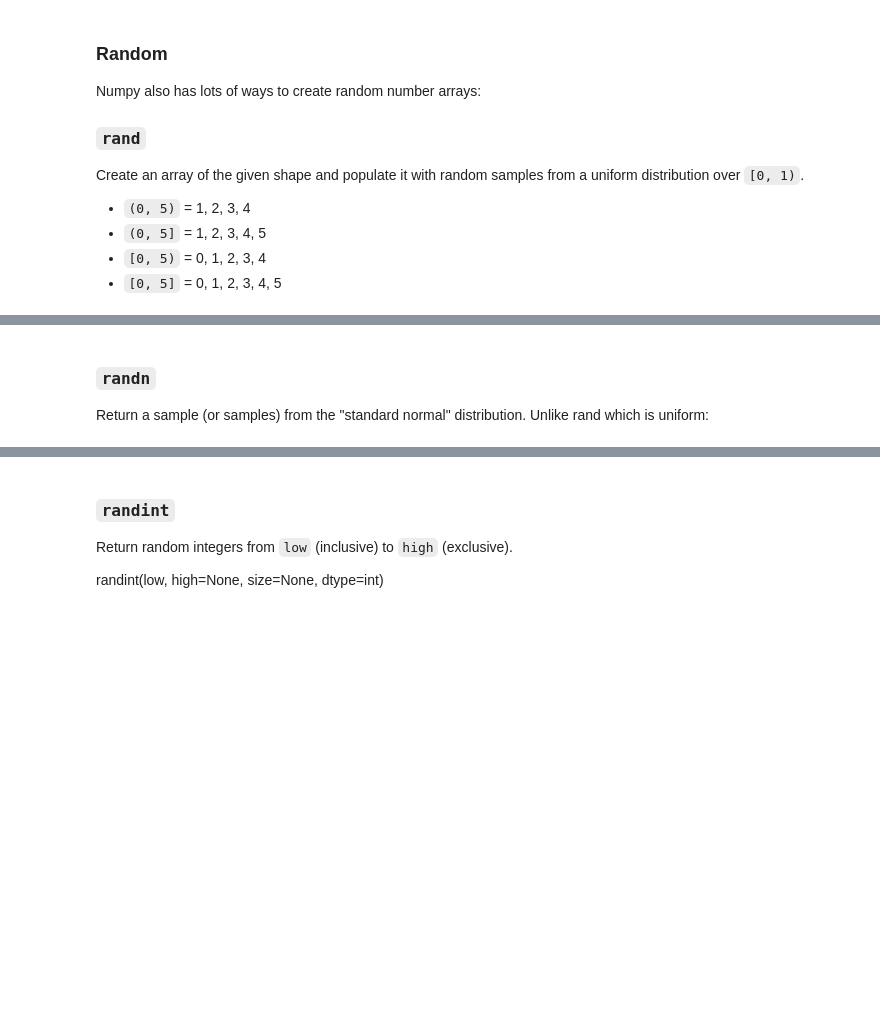
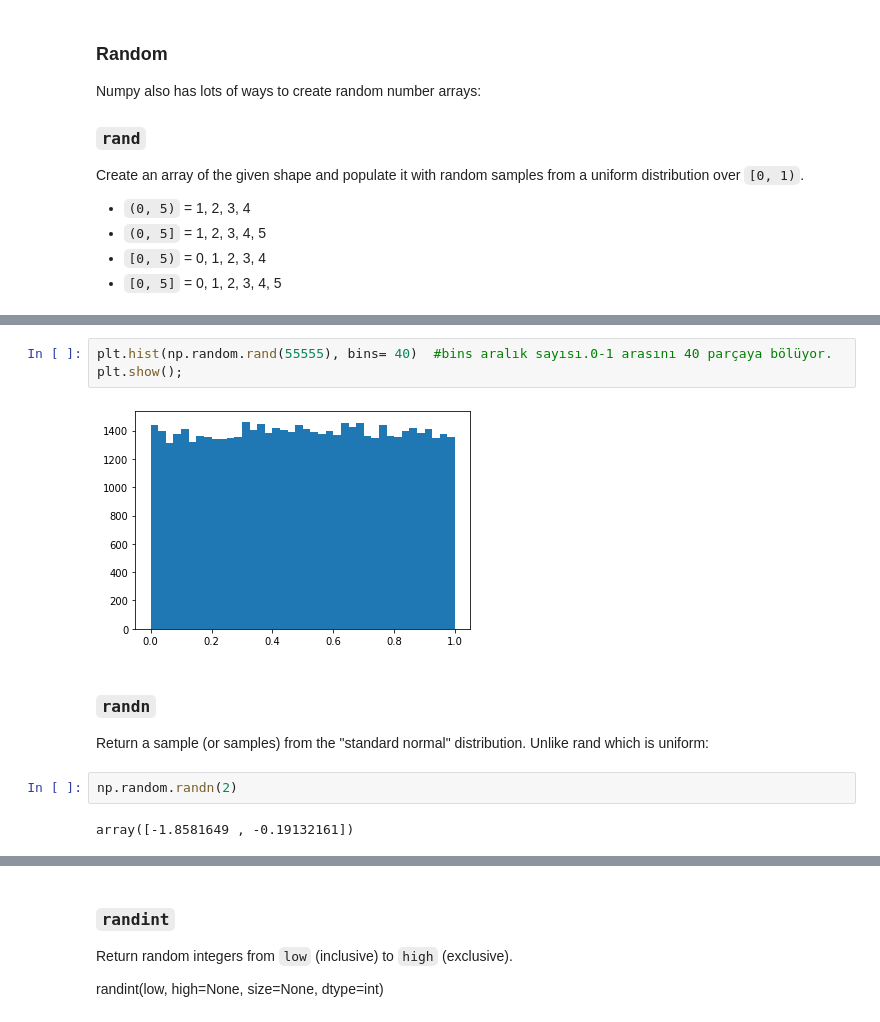
Before and after one commit to glcn35/NUMPY, a Jupyter notebook: DAwPy_S1_(Numpy_Arrays)_empty.ipynb, the cells around one changed output, grey strips where cells are left out. Cells and saved outputs as stored; diff of their text form; blank space fills up the shorter version.

```diff
--- a/DAwPy_S1_(Numpy_Arrays)_empty.ipynb
+++ b/DAwPy_S1_(Numpy_Arrays)_empty.ipynb
@@ -93,4 +308,13 @@ over ``[0, 1)``.
+# %%
+plt.hist(np.random.rand(55555), bins= 40)  #bins aralık sayısı.0-1 arasını 40 parçaya bölüyor.
+plt.show();
+# %% [output]
+[figure, added]
 # %% [markdown]
 ### ``randn``
 
 Return a sample (or samples) from the "standard normal" distribution. Unlike rand which is uniform:
+# %%
+np.random.randn(2)
+# %% [output]
+array([-1.8581649 , -0.19132161])
```
Also changed, not shown: parts of 81 cells of this notebook.
